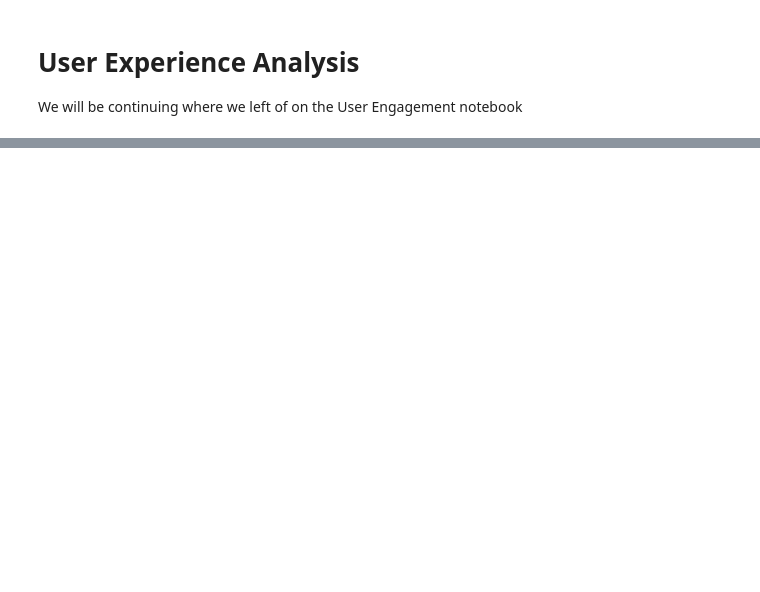
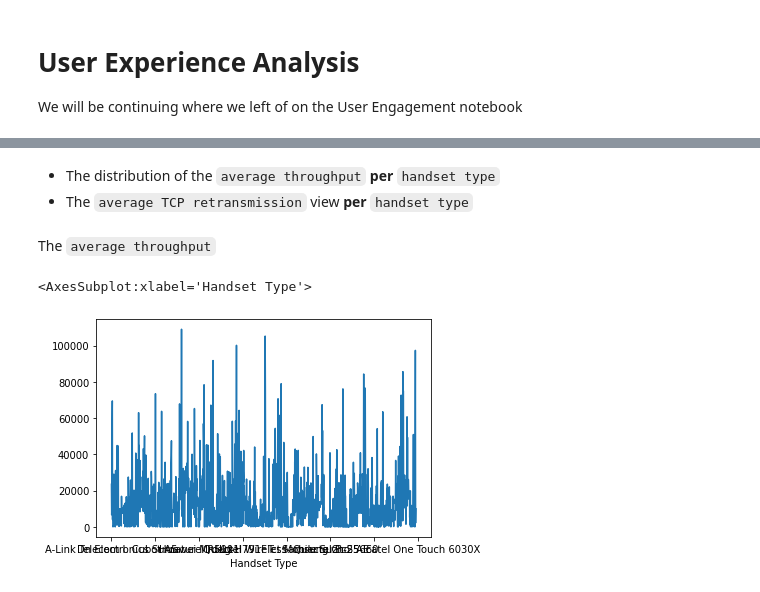
Before and after one commit to Hen0k/TellCo-user-analysis, a Jupyter notebook: notebooks/3-User-Experience-Analysis.ipynb, the cells around one changed output, grey strips where cells are left out. Cells and saved outputs as stored; diff of their text form; code cells hidden in the pictures; blank space fills up the shorter version.

Commit message:
notebook: Add User experiance aggrigates

```diff
--- a/notebooks/3-User-Experience-Analysis.ipynb
+++ b/notebooks/3-User-Experience-Analysis.ipynb
@@ -29,0 +57,7 @@ avg_TCP_rtt_uldl = users_data[avg_TCP_rtt_uldl_columns].agg([""])
+# %%
+avg_tp_uldl_columns = [
+    'Avg Bearer TP DL (kbps)',
+    'Avg Bearer TP UL (kbps)'
+]
+avg_tp_uldl = users_data[avg_tp_uldl_columns].sum()
+avg_tp_uldl.head()
@@ -29,0 +106,13 @@ avg_TCP_rtt_uldl = users_data[avg_TCP_rtt_uldl_columns].agg([""])
+# %% [markdown]
+ - The distribution of the `average throughput`  **per** `handset type`
+ - The `average TCP retransmission` view **per** `handset type`
+# %%
+handsets_data = df.groupby('Handset Type')
+# %% [markdown]
+The `average throughput`
+# %%
+handsets_tp = handsets_data[avg_tp_uldl_columns].mean().sum(axis=1)
+handsets_tp.plot()
+# %% [output]
+<AxesSubplot:xlabel='Handset Type'>
+[figure, added]
```
Also changed, not shown: parts of 23 cells of this notebook.
